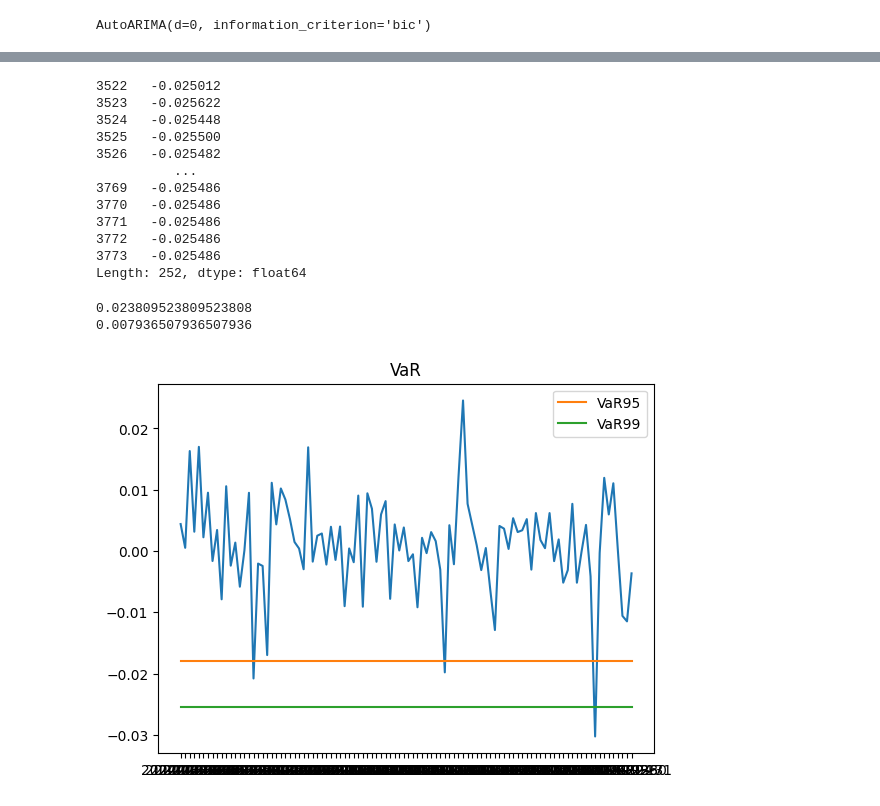
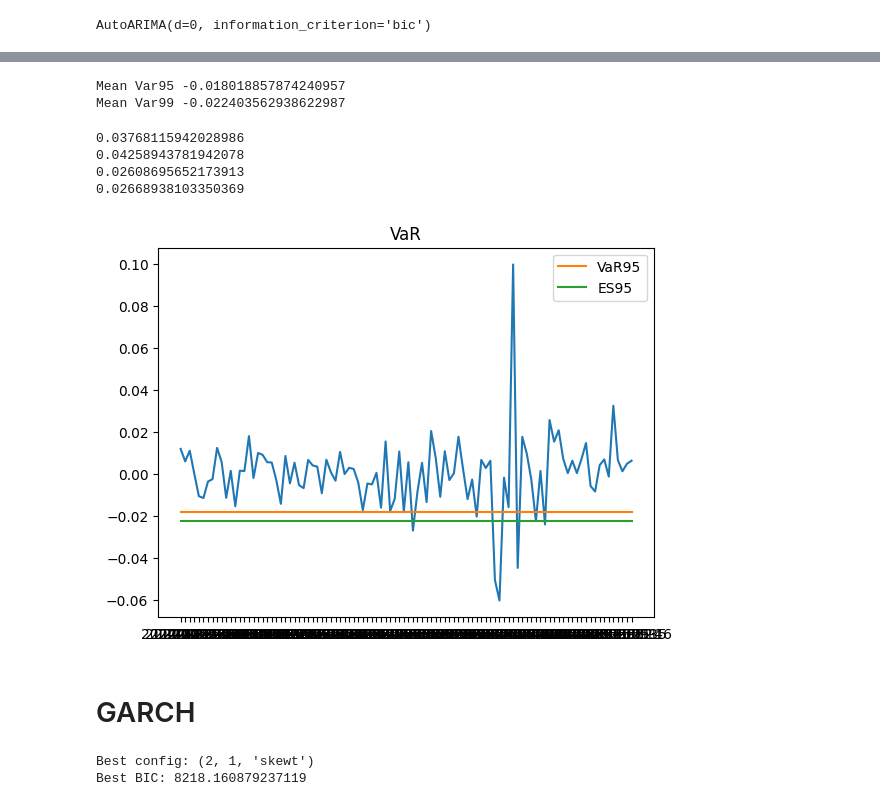
Before and after one commit to Lukirby/Stress-Testing-a-Markowitz-Portfolio, a Jupyter notebook: luca.ipynb, the cells around one changed output, grey strips where cells are left out. Saved outputs shown, nothing was run; the diff lists cells and outputs as text; code cells hidden in the pictures.

Commit message:
ES and VaR on ARIMA and GARCH

```diff
--- a/luca.ipynb
+++ b/luca.ipynb
@@ -210,10 +215,11 @@ def get_VaR(alpha, mean, std):
     VaR = mean + (std*sps.norm.ppf(q=1-alpha,loc=0,scale=1))
     return VaR
 
-def get_ER(alpha, mean, std):
-    q = sps.norm.ppf(q=1-alpha,loc=0,scale=std)
-    nom = sps.norm.pdf(q,loc=0,scale=1)
-    return mean + std*(nom/(1-alpha))
+def get_ES(alpha, mean, std):
+    levels5 = np.linspace(0.001,0.05,40)
+    q5 = sps.norm.ppf(levels5, 0, 1)
+    mean5 = q5.mean()
+    return mean + std*(mean5)
 # %% [markdown]
 # ARIMA
 # %%
@@ -302,34 +289,55 @@ Length: 252, dtype: float64 [0.01088075 0.01093093 0.01095432 0.01095507 0.01095
 # %%
-VaR = get_VaR(0.95,mean=mean,var=std)
-VaR
-VaR99 = get_VaR(0.99,mean=mean,var=std)
-VaR99
+VaR = get_VaR(0.95,mean=mean,std=std)
+print("Mean Var95",np.mean(VaR))
+ES = get_ES(0.95,mean=mean,std=std)
+print("Mean Var99",np.mean(ES))
 # %% [output]
-3522   -0.025012
-3523   -0.025622
-3524   -0.025448
-3525   -0.025500
-3526   -0.025482
-          ...
-3769   -0.025486
-3770   -0.025486
-3771   -0.025486
-3772   -0.025486
-3773   -0.025486
-Length: 252, dtype: float64
+Mean Var95 -0.018018857874240957
+Mean Var99 -0.022403562938622987
 # %%
-print((np.where((y_true <= VaR), 1, 0)).mean())
-print((np.where((y_true <= VaR99), 1, 0)).mean())
+print((np.where((y_true <= VaR), 1, 0)).mean()) #test
+print((np.where((spy_r <= np.mean(VaR)), 1, 0)).mean()) #train
+print((np.where((y_true <= ES), 1, 0)).mean()) #test
+print((np.where((spy_r <= np.mean(ES)), 1, 0)).mean()) #train
 # %% [output]
-0.023809523809523808
-0.007936507936507936
+0.03768115942028986
+0.04258943781942078
+0.02608695652173913
+0.02668938103350369
 # %%
 tail = 100
 plt.plot(spy['Price'][-tail:],y_true[-tail:])
 plt.plot(spy['Price'][-tail:],VaR[-tail:], label='VaR95')
-plt.plot(spy['Price'][-tail:],VaR99[-tail:], label='VaR99')
+plt.plot(spy['Price'][-tail:],ES[-tail:], label='ES95')
 plt.title("VaR")
 plt.legend()
 plt.show()
 # %% [output]
-[figure, old version]
+[figure, new version]
+# %% [markdown]
+# GARCH
+# %%
+distributions = ['normal', 't', 'skewt']
+best_metric = np.inf
+best_model = None
+
+spy_r_normalized = (spy_r - spy_r.mean()) / spy_r.std()
+
+for dist in distributions:
+    for p in range(1, 4):
+        for q in range(1, 4):
+            try:
+                model = arch_model(spy_r_normalized, vol='Garch', p=p, q=q, dist=dist,rescale=False)
+                res = model.fit(disp='off',update_freq=0, cov_type="robust")
+                if res.aic < best_metric:
+                    best_metric = res.aic
+                    best_model = res
+                    best_config = (p, q, dist)
+            except:
+                continue
+
+print("Best config:", best_config)
+print("Best BIC:", best_metric)
+# %% [output]
+Best config: (2, 1, 'skewt')
+Best BIC: 8218.160879237119
```
Also changed, not shown: parts of 22 cells of this notebook.
